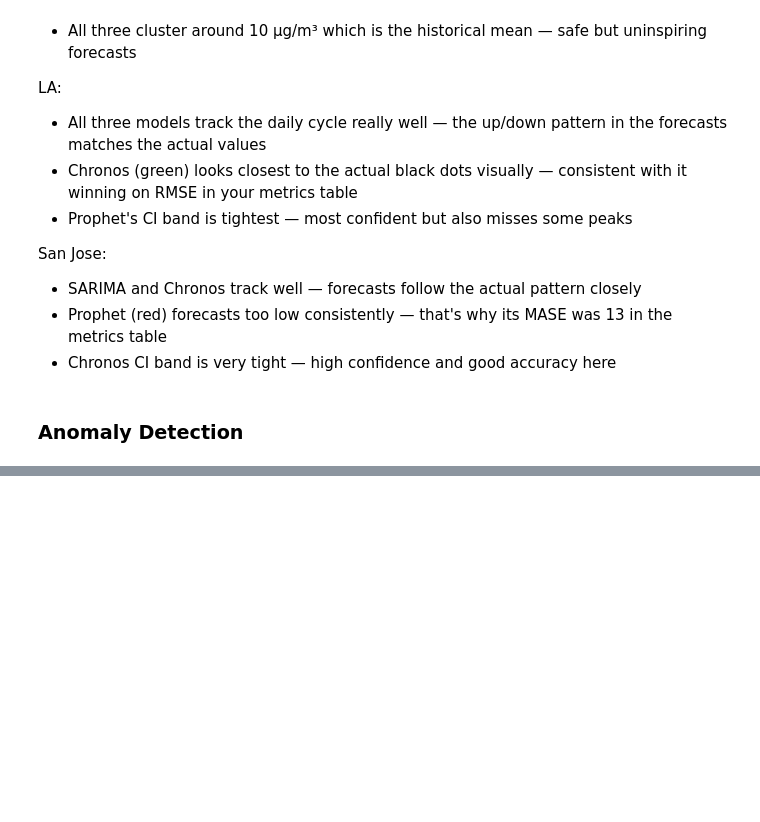
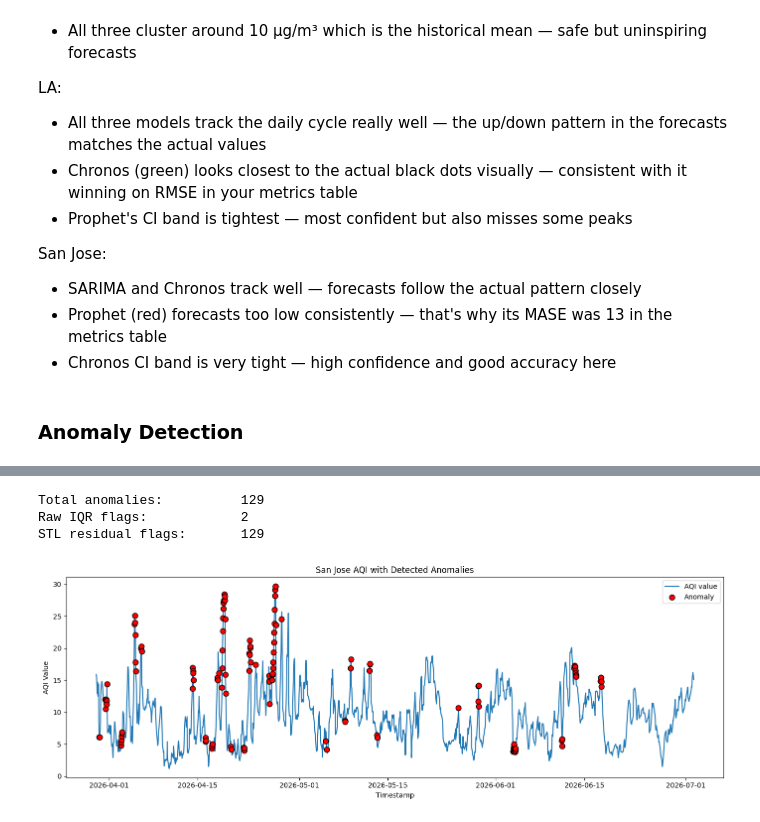
Before and after one commit to hanishavemireddy/air-quality-forecasting, a Jupyter notebook: notebooks/02_models.ipynb, the cells around one changed output, grey strips where cells are left out. Drawn from its saved outputs; the diff is of its cells as text; code cells hidden in the pictures; blank space fills up the shorter version.

```diff
--- a/notebooks/02_models.ipynb
+++ b/notebooks/02_models.ipynb
@@ -546,0 +589,28 @@ plt.show()
+# %%
+# SJ Anomaly COunt
+sj_with_anomalies = detect_anomalies(sj_hourly, period = 24)
+print(f"Total anomalies:          {sj_with_anomalies['is_anomaly'].sum()}")
+print(f"Raw IQR flags:            {sj_with_anomalies['is_raw_outlier'].sum()}")
+print(f"STL residual flags:       {sj_with_anomalies['is_res_anomaly'].sum()}")
+
+# Plot figure with tagging is_anomaly
+fig, ax = plt.subplots(figsize=(14, 5))
+
+ax.plot(sj_with_anomalies.index, sj_with_anomalies["value"],
+    color="tab:blue", linewidth=1.5, label="AQI value")
+
+anomalies = sj_with_anomalies[sj_with_anomalies["is_anomaly"] == True]
+ax.scatter(anomalies.index, anomalies["value"],
+       color="red", edgecolor="black", s=60, zorder=5, label="Anomaly")
+
+ax.set_xlabel("Timestamp")
+ax.set_ylabel("AQI Value")
+ax.set_title("San Jose AQI with Detected Anomalies")
+ax.legend()
+plt.tight_layout()
+plt.show()
+# %% [output]
+Total anomalies:          129
+Raw IQR flags:            2
+STL residual flags:       129
+[figure, added]
```
Also changed, not shown: parts of 6 cells of this notebook, 5 other files.
